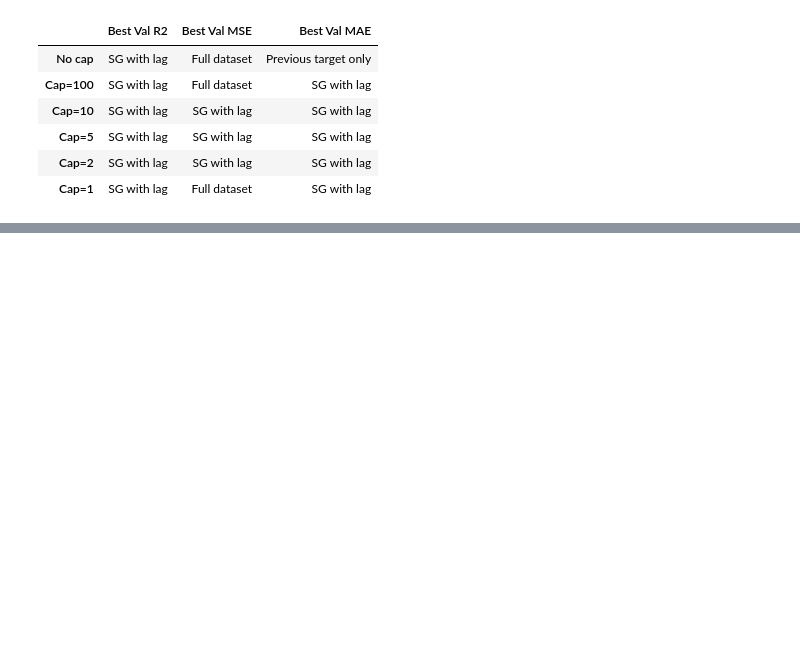
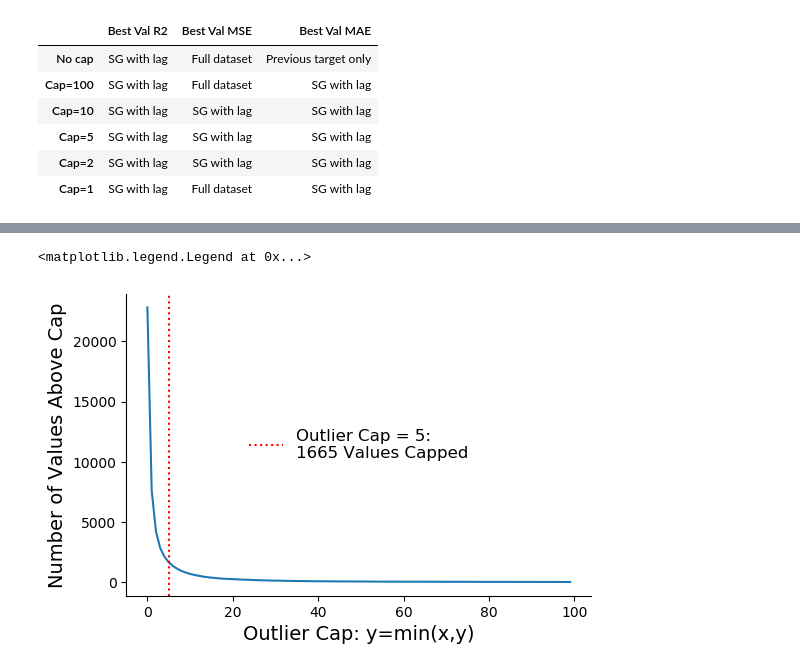
Before and after one commit to akrhea/covid-foot-traffic, a Jupyter notebook: baseline.ipynb, the cells around one changed output, grey strips where cells are left out. Cells and saved outputs as stored; diff of their text form; code cells hidden in the pictures; blank space fills up the shorter version.

```diff
--- a/baseline.ipynb
+++ b/baseline.ipynb
@@ -270 +290,5 @@ captable
 | 1 | -0.541941 | 0.463714 | -0.998963 | -0.854369 | -0.693182 | -0.416667 | 1.0 |
+# %%
+outliers = []
+for i in range(int(data_full.target.max()+1)):
+    outliers.append(np.sum(data_full['target']>i))
@@ -270,0 +299,12 @@ captable
+# %%
+fig, ax = plt.subplots(1,1, figsize=(6, 4), dpi=100)
+ax.plot(np.arange(int(data_full.target.max())+1)[:100], outliers[:100])
+ax.axvline(5, color='red', linestyle='dotted', label='Outlier Cap = 5:\n1665 Values Capped')
+ax.set_xlabel('Outlier Cap: y=min(x,y)', fontsize=14)
+ax.set_ylabel('Number of Values Above Cap', fontsize=14)
+ax.spines['right'].set_visible(False)
+ax.spines['top'].set_visible(False)
+ax.legend(loc='center', frameon=False, fontsize=12)
+# %% [output]
+<matplotlib.legend.Legend at 0x...>
+[figure, added]
```
Also changed, not shown: parts of 9 cells of this notebook.
